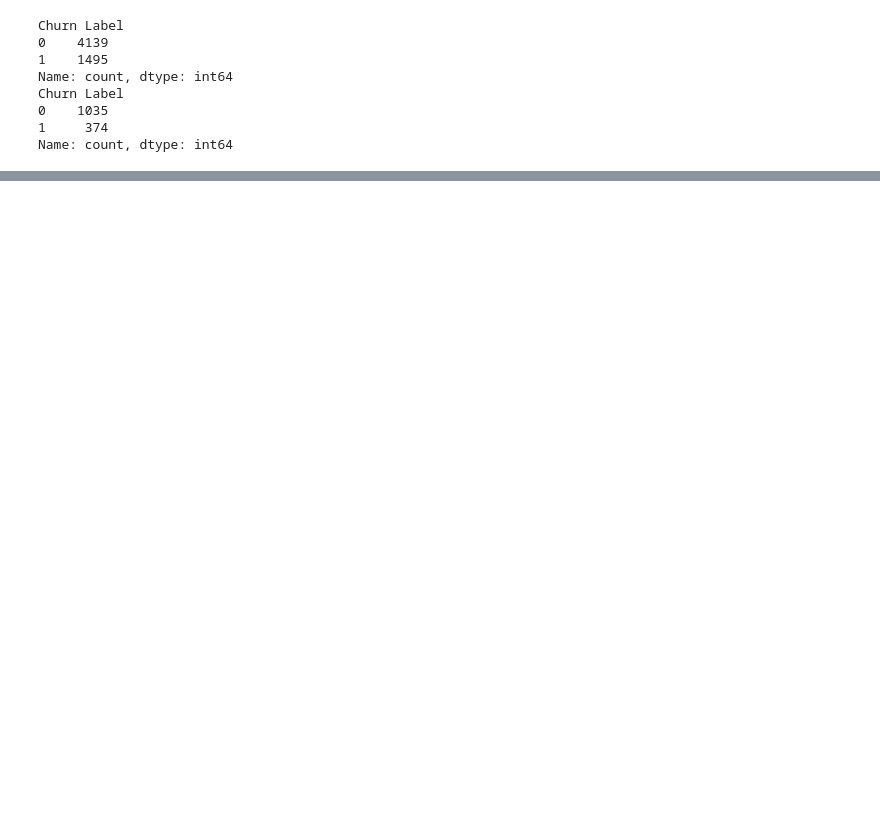
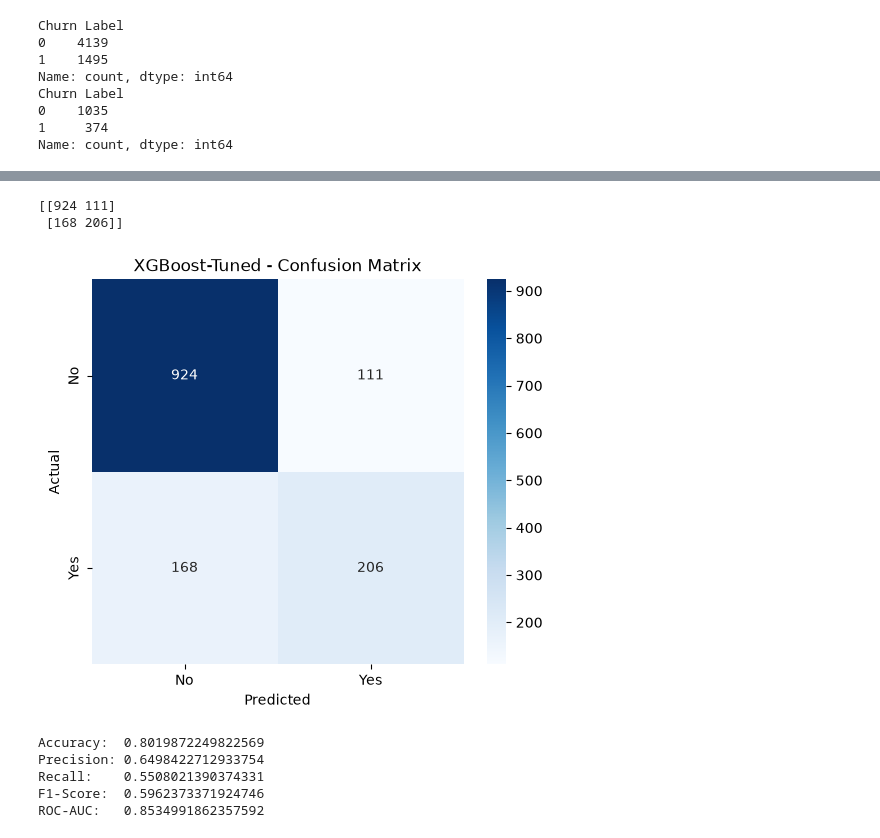
Before and after one commit to ArjunTechie118/Costumer-Churn-Prediction, a Jupyter notebook: notebook/02_model_training.ipynb, the cells around one changed output, grey strips where cells are left out. Saved outputs shown, nothing was run; the diff lists cells and outputs as text; code cells hidden in the pictures; blank space fills up the shorter version.

```diff
--- a/notebook/02_model_training.ipynb
+++ b/notebook/02_model_training.ipynb
@@ -337,0 +465,2 @@ ValueError: Invalid classes inferred from unique values of `y`.  Expected: [0 1]
+# %%
+grid_search.fit(X_train, Y_train)
@@ -337,0 +496,2 @@ ValueError: Invalid classes inferred from unique values of `y`.  Expected: [0 1]
+# %%
+best_xgb_model = grid_search.best_estimator_
@@ -337,0 +518,38 @@ ValueError: Invalid classes inferred from unique values of `y`.  Expected: [0 1]
+# %%
+Y_pred_xgb_tuned = best_xgb_model.predict(X_test)
+Y_prob_xgb_tuned = best_xgb_model.predict_proba(X_test)[:, 1]
+# %%
+
+cm_xgb_tuned = confusion_matrix(Y_test, Y_pred_xgb_tuned)
+print(cm_xgb_tuned)
+# %% [output]
+[[924 111]
+ [168 206]]
+# %%
+plt.figure(figsize=(6,5))
+sns.heatmap(
+    cm_xgb_tuned,
+    annot=True,
+    fmt="d",
+    cmap="Blues",
+    xticklabels=["No", "Yes"],
+    yticklabels=["No", "Yes"])
+plt.xlabel("Predicted")
+plt.ylabel("Actual")
+plt.title("XGBoost-Tuned - Confusion Matrix")
+
+plt.show()
+# %% [output]
+[figure, added]
+# %%
+print("Accuracy: ", accuracy_score(Y_test, Y_pred_xgb_tuned))
+print("Precision:", precision_score(Y_test, Y_pred_xgb_tuned))
+print("Recall:   ", recall_score(Y_test, Y_pred_xgb_tuned))
+print("F1-Score: ", f1_score(Y_test, Y_pred_xgb_tuned))
+print("ROC-AUC:  ", roc_auc_score(Y_test, Y_prob_xgb_tuned))
+# %% [output]
+Accuracy:  0.8019872249822569
+Precision: 0.6498422712933754
+Recall:    0.5508021390374331
+F1-Score:  0.5962373371924746
+ROC-AUC:   0.8534991862357592
```
Also changed, not shown: parts of 105 cells of this notebook.
